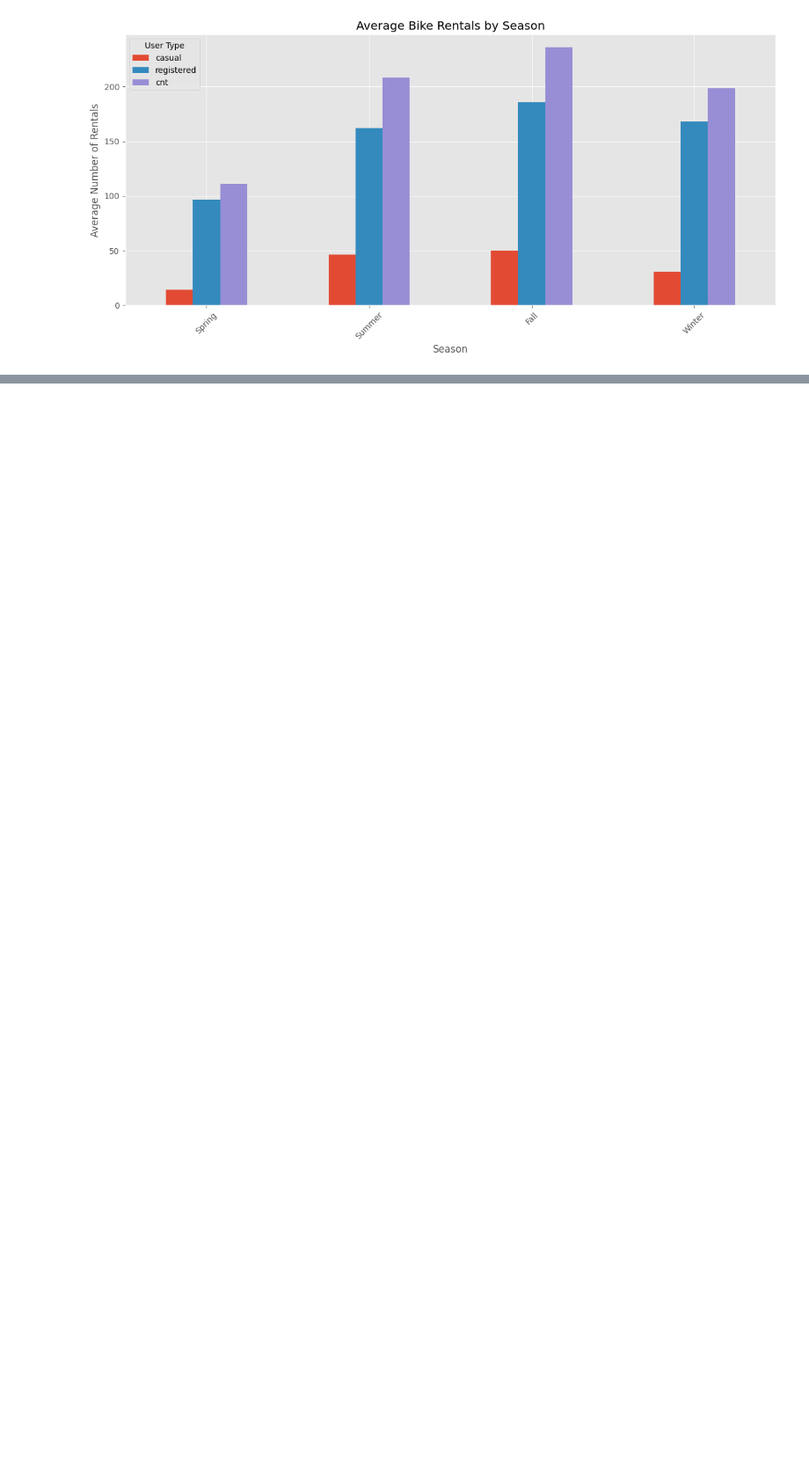
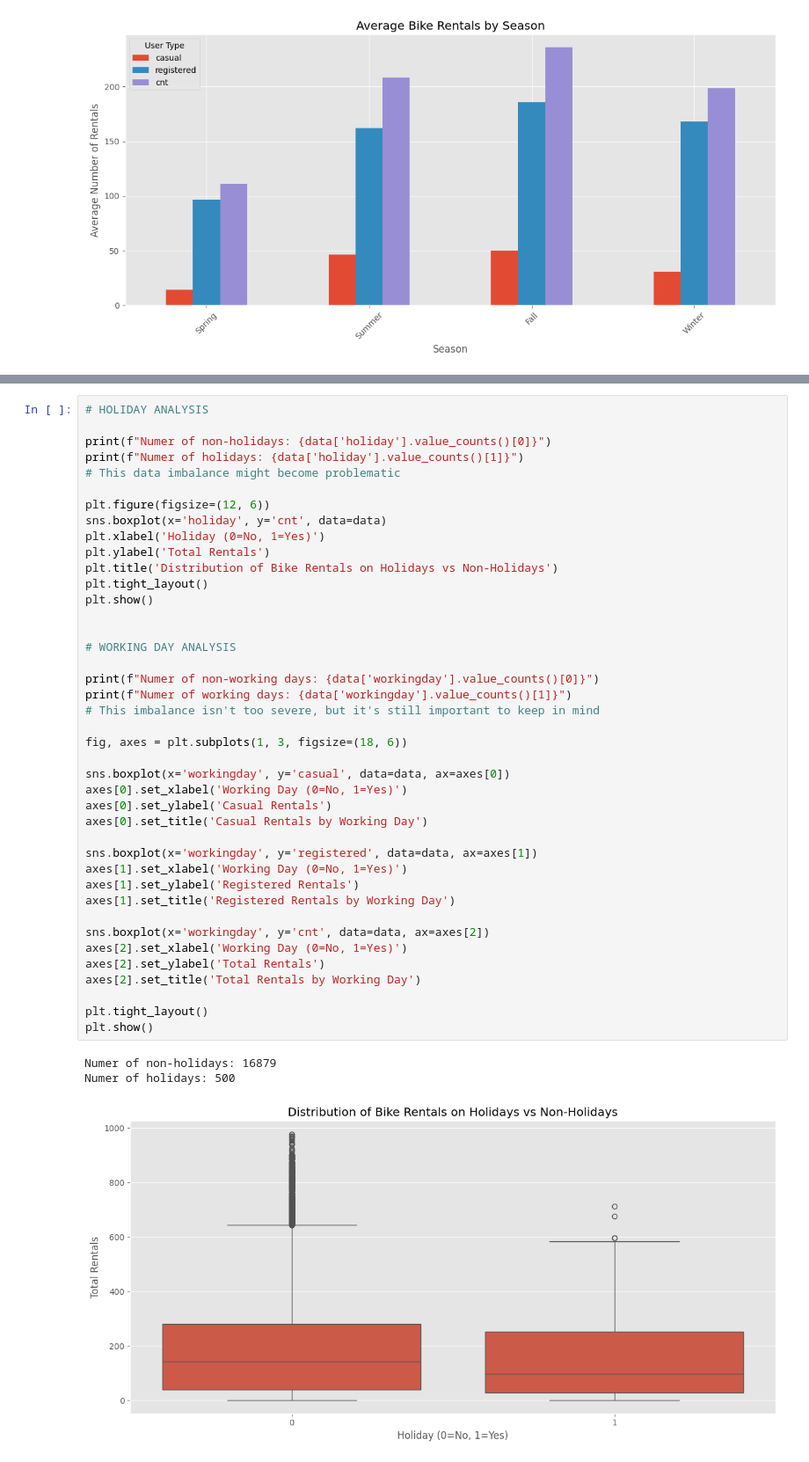
Before and after one commit to boris-gans/ML-fundamentals-2025, a Jupyter notebook: assignment_2/assignment_2_boris_gans.ipynb, the cells around one changed output, grey strips where cells are left out. Shown at 88% size. Saved outputs shown, nothing was run; the diff lists cells and outputs as text; blank space fills up the shorter version.

```diff
--- a/assignment_2/assignment_2_boris_gans.ipynb
+++ b/assignment_2/assignment_2_boris_gans.ipynb
@@ -197,0 +200,45 @@ plt.show()
+# %%
+# HOLIDAY ANALYSIS
+
+print(f"Numer of non-holidays: {data['holiday'].value_counts()[0]}")
+print(f"Numer of holidays: {data['holiday'].value_counts()[1]}")
+# This data imbalance might become problematic
+
+plt.figure(figsize=(12, 6))
+sns.boxplot(x='holiday', y='cnt', data=data)
+plt.xlabel('Holiday (0=No, 1=Yes)')
+plt.ylabel('Total Rentals')
+plt.title('Distribution of Bike Rentals on Holidays vs Non-Holidays')
+plt.tight_layout()
+plt.show()
+
+
+# WORKING DAY ANALYSIS
+
+print(f"Numer of non-working days: {data['workingday'].value_counts()[0]}")
+print(f"Numer of working days: {data['workingday'].value_counts()[1]}")
+# This imbalance isn't too severe, but it's still important to keep in mind
+
+fig, axes = plt.subplots(1, 3, figsize=(18, 6))
+
+sns.boxplot(x='workingday', y='casual', data=data, ax=axes[0])
+axes[0].set_xlabel('Working Day (0=No, 1=Yes)')
+axes[0].set_ylabel('Casual Rentals')
+axes[0].set_title('Casual Rentals by Working Day')
+
+sns.boxplot(x='workingday', y='registered', data=data, ax=axes[1])
+axes[1].set_xlabel('Working Day (0=No, 1=Yes)')
+axes[1].set_ylabel('Registered Rentals')
+axes[1].set_title('Registered Rentals by Working Day')
+
+sns.boxplot(x='workingday', y='cnt', data=data, ax=axes[2])
+axes[2].set_xlabel('Working Day (0=No, 1=Yes)')
+axes[2].set_ylabel('Total Rentals')
+axes[2].set_title('Total Rentals by Working Day')
+
+plt.tight_layout()
+plt.show()
+# %% [output]
+Numer of non-holidays: 16879
+Numer of holidays: 500
+[figure, added]
```
Also changed, not shown: parts of 5 cells of this notebook.
